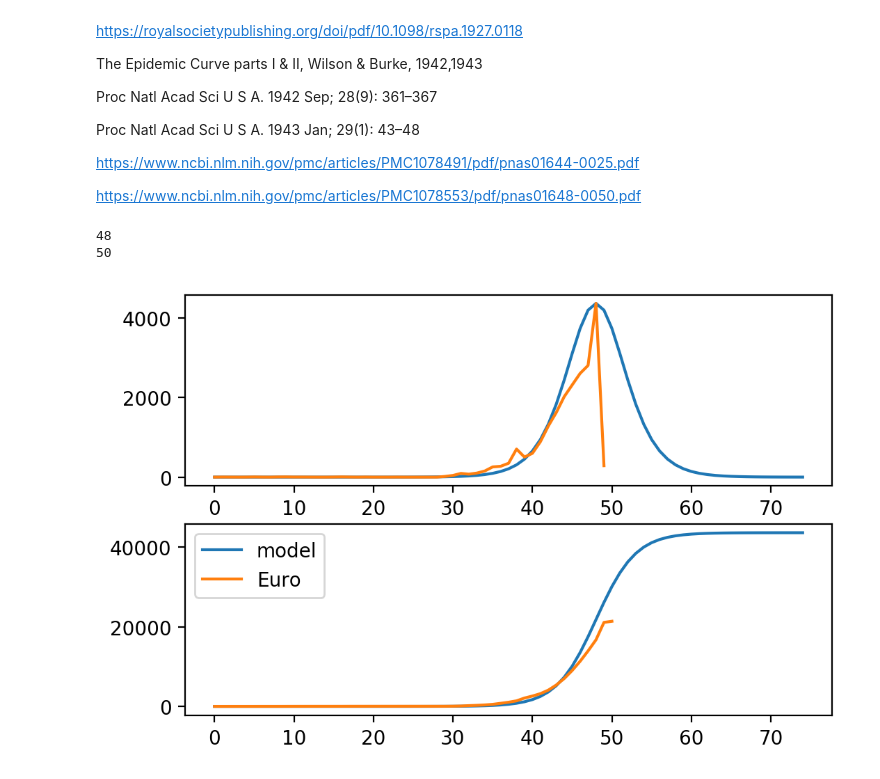
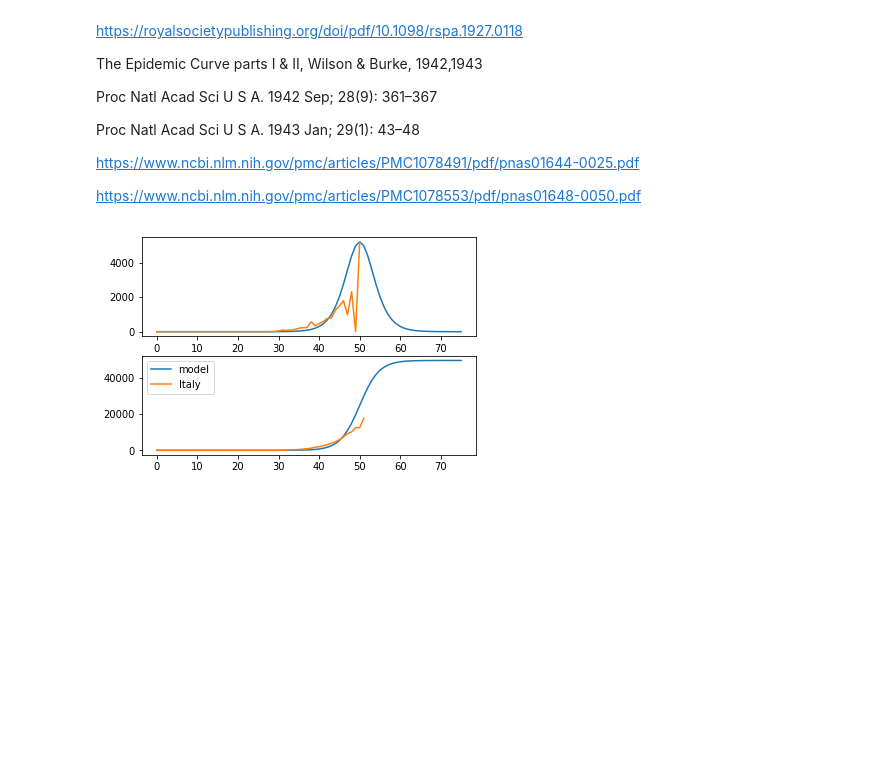
Before and after one commit to raysalem/sars-cov-19, a Jupyter notebook: cov-19.ipynb, the cells around one changed output. Drawn from its saved outputs; the diff is of its cells as text; code cells hidden in the pictures; blank space fills up the shorter version.

```diff
--- a/cov-19.ipynb
+++ b/cov-19.ipynb
@@ -30,0 +25,19 @@ print(version.parse(pd.__version__))
+# %%
+# real time data, from a spin of JHU
+# --> http://blog.lazd.net/coronadatascraper/
+df = pd.read_csv("http://blog.lazd.net/coronadatascraper/data.csv",parse_dates=True)
+df =df.set_index(["city","county","state","country"])
+df.iloc[-1]
+
+
+idx = pd.IndexSlice
+# must have colons liberally used, firt two colons for city/county and last colon for all columns
+#option 1 for access
+df.loc[(np.nan, "Los Angeles County", "CA", "USA")]
+#option 2 for access, using idx must have colons liberally used, firt two colons for city/county and last colon for all columns
+df.loc[idx[:, "San Diego County", "CA", "USA"],:]
+IClmns= idx["cases","death","recovered","tested"]
+
+df.loc[idx[:, :, "CA", "USA"],IClmns]
+ctrMask = df["cases"] > 1000
+df.loc[idx[:, :, :, ctrMask],IClmns]
@@ -305,37 +337,37 @@ https://www.ncbi.nlm.nih.gov/pmc/articles/PMC1078553/pdf/pnas01648-0050.pdf
 # %%
 
 filtV= "South Korea"
 #filtV= "China"
 
-#filtV = "Italy"
-filtV = "Euro"
+#filtV = "US"
+filtV = "Italy"
+#filtV = "China"
 for ctr in countries.keys():
-
+    #only get filtered country or group, from countries dict
     if not filtV == ctr: continue
 
-
+    # get daily change, drop first value, '0'
     Nd = data.loc[countries[ctr]].sum().diff().values[1:]
 
     A=max(Nd)
-    B=0.2
+    # this is width variable, smaller means slower groth (this is a guss)
+    # first run wiht a good set then adjust to target (for example run with south kora)
+    B=0.21
 
     C=np.argmax(Nd)
 
     # must be in days
-    print(C)
-    print(sp.size(Nd))
+
     t = np.arange(0,sp.size(Nd)+25)
     fig, ax = plt.subplots(2,1,)
     ax[0].plot(A/(np.cosh( B * (t-C))**2),label="model")
     ax[0].plot(Nd,label=ctr)
     ax[1].grid()
     ax[1].plot(A/B * ( np.tanh( B * (t-C)) + 1 ),label="model")
     ax[1].plot(data.loc[countries[ctr]].sum().values,label=ctr)
     ax[1].grid()
     plt.legend()
     #plt.title("total cases over time");
 # %% [output]
-48
-50
-[figure, old version]
+[figure, new version]
 # %%
```
Also changed, not shown: parts of 11 cells of this notebook.
